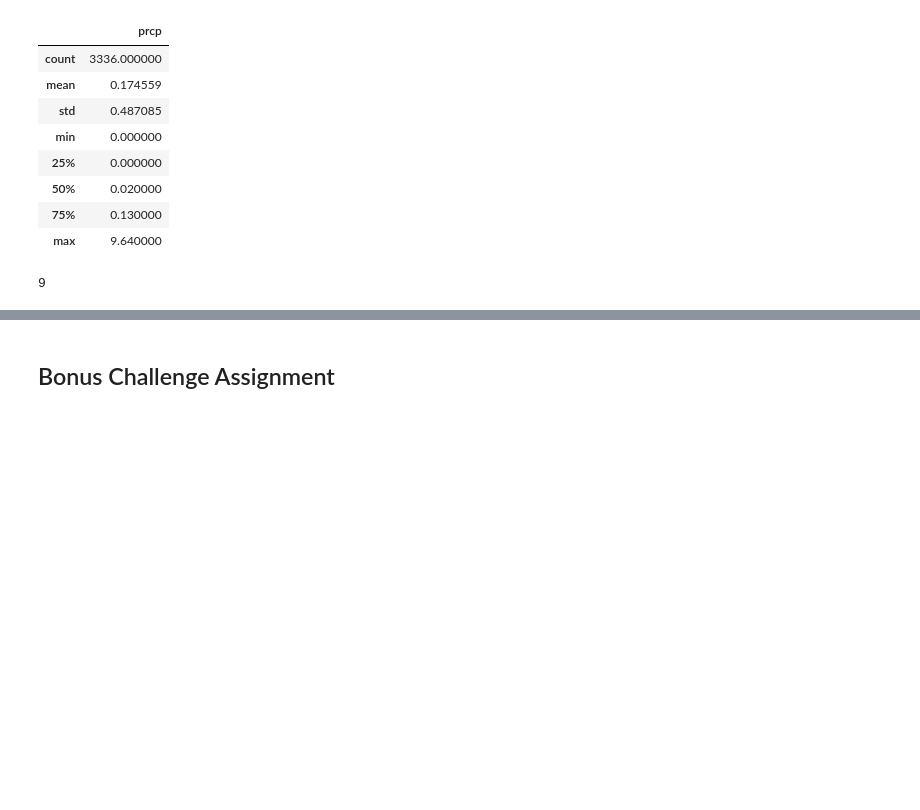
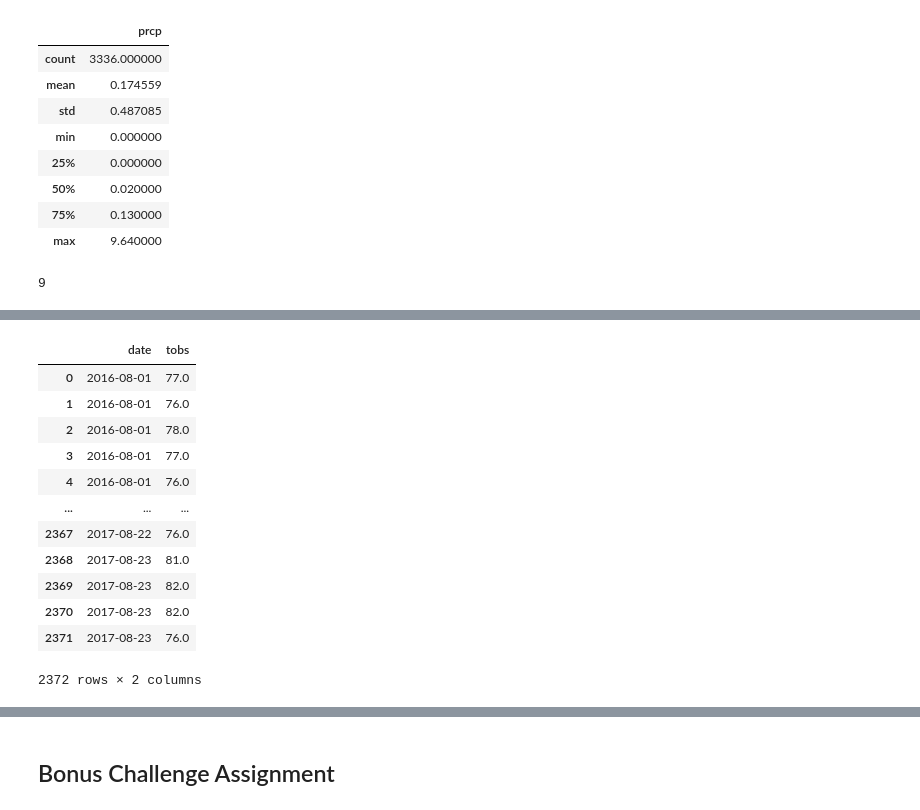
Before and after one commit to jamesa820/sqlalchemy-challenge, a Jupyter notebook: Instructions/climate_starter.ipynb, the cells around one changed output, grey strips where cells are left out. Cells and saved outputs as stored; diff of their text form; code cells hidden in the pictures; blank space fills up the shorter version.

```diff
--- a/Instructions/climate_starter.ipynb
+++ b/Instructions/climate_starter.ipynb
@@ -128,0 +133,21 @@ KeyError: 'station'
+# %%
+###Choose the station with the highest number of temperature observations.
+###Query the last 12 months of temperature observation data for this station and plot the results as a histogram
+top_station_trend=session.query(Measurement.date,Measurement.tobs).\
+    filter(Measurement.date.between ('2016-08-01','2017-12-31')).order_by(Measurement.date.asc()).all()
+top_st_temp_trend=pd.DataFrame(top_station_trend)
+top_st_temp_trend
+# %% [output]
+|  | date | tobs |
+| 0 | 2016-08-01 | 77.0 |
+| 1 | 2016-08-01 | 76.0 |
+| 2 | 2016-08-01 | 78.0 |
+| 3 | 2016-08-01 | 77.0 |
+| 4 | 2016-08-01 | 76.0 |
+| ... | ... | ... |
+| 2367 | 2017-08-22 | 76.0 |
+| 2368 | 2017-08-23 | 81.0 |
+| 2369 | 2017-08-23 | 82.0 |
+| 2370 | 2017-08-23 | 82.0 |
+| 2371 | 2017-08-23 | 76.0 |
+2372 rows × 2 columns
```
Also changed, not shown: parts of 7 cells of this notebook.
